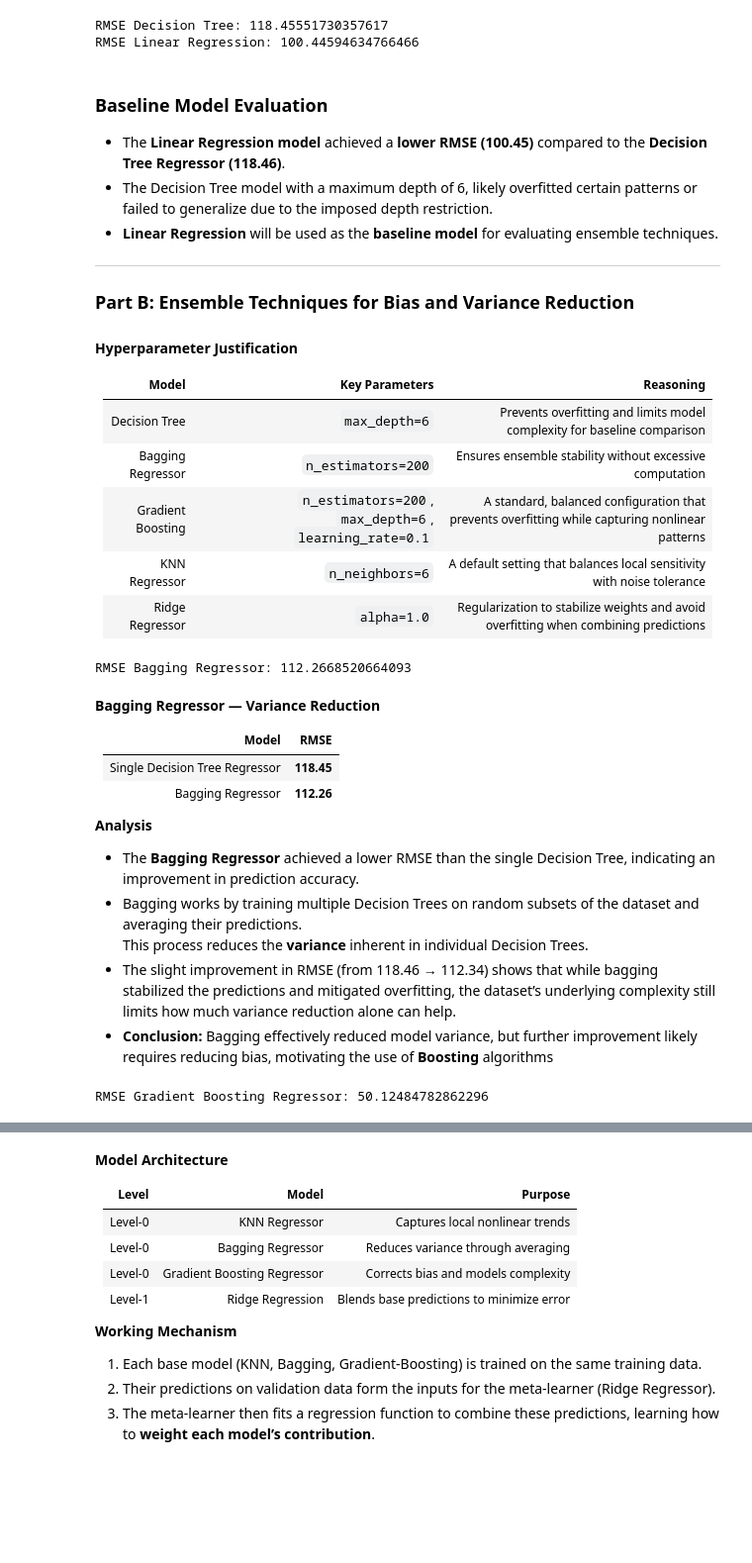
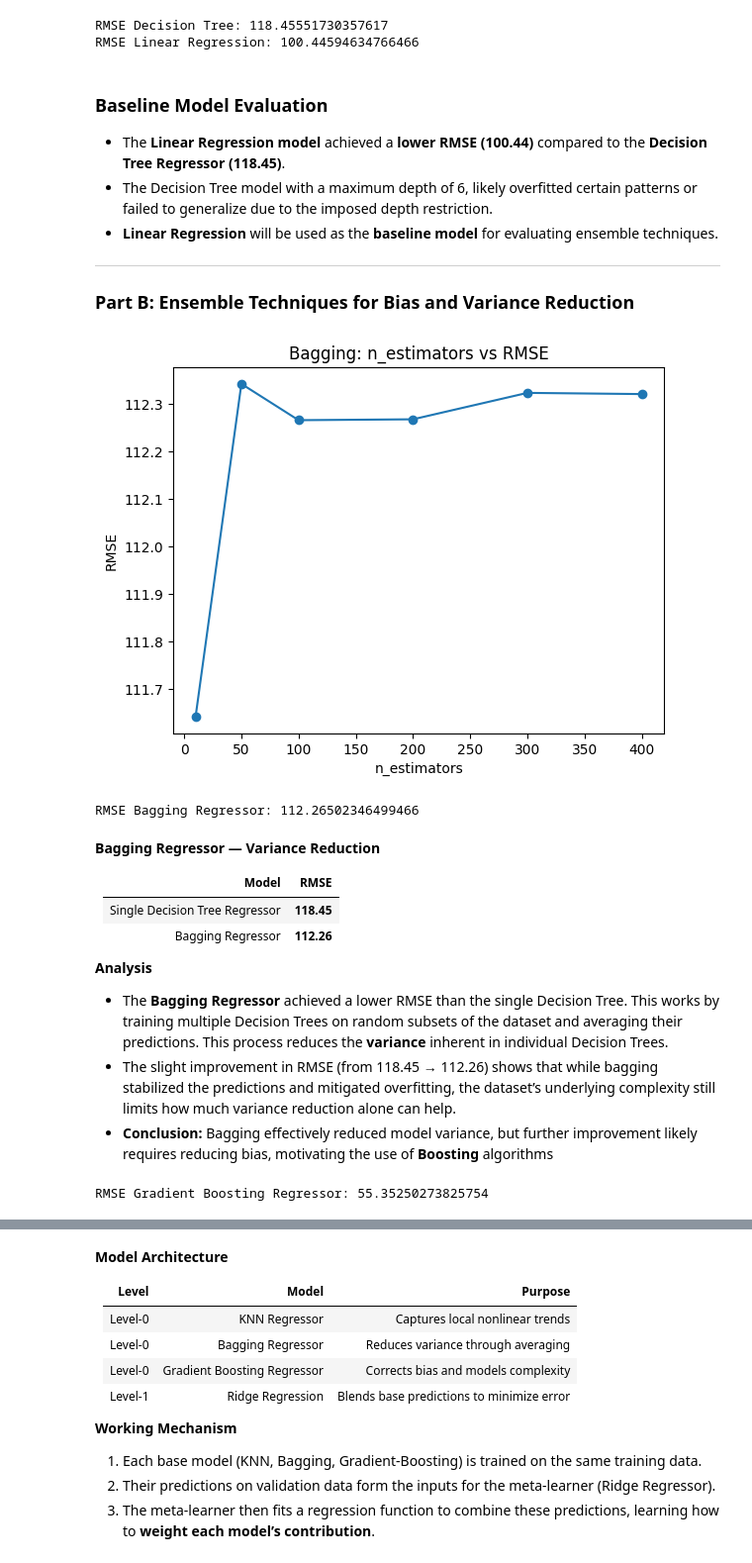
Before and after one commit to Charukhesh/EnsembleLearning, a Jupyter notebook: main.ipynb, the cells around one changed output, grey strips where cells are left out. Shown at 99% size. Cells and saved outputs as stored; diff of their text form; code cells hidden in the pictures; blank space fills up the shorter version.

```diff
--- a/main.ipynb
+++ b/main.ipynb
@@ -76,8 +74,8 @@ y = data['cnt'] # Target variable
 X_train, X_test, y_train, y_test = train_test_split(X, y, test_size=0.2, random_state=42)
 # %%
 # Pre-processor for converting categorical variables to One-Hot encoding
-preprocessor = ColumnTransformer(transformers=[('cat', OneHotEncoder(drop='first'),
-                                                 categorical_cols)], remainder='passthrough')
+preprocessor = ColumnTransformer(transformers=[('num', StandardScaler(), numerical_cols),
+                                                ('cat', OneHotEncoder(drop='first'), categorical_cols)])
 
 # Decision Tree Regressor
 dt_pipeline = Pipeline([('preprocess', preprocessor), ('model', DecisionTreeRegressor(max_depth=6, random_state=42))])
@@ -99,29 +97,43 @@ RMSE Decision Tree: 118.45551730357617
 RMSE Linear Regression: 100.44594634766466
 # %% [markdown]
 ### Baseline Model Evaluation
-- The **Linear Regression model** achieved a **lower RMSE (100.45)** compared to the **Decision Tree Regressor (118.46)**.
+- The **Linear Regression model** achieved a **lower RMSE (100.44)** compared to the **Decision Tree Regressor (118.45)**.
 - The Decision Tree model with a maximum depth of 6, likely overfitted certain patterns or failed to generalize due to the imposed depth restriction.
 - **Linear Regression** will be used as the **baseline model** for evaluating ensemble techniques.
 
 ---
 ### **Part B: Ensemble Techniques for Bias and Variance Reduction**
-
-#### Hyperparameter Justification
-
-| Model | Key Parameters | Reasoning |
-|--------|----------------|------------|
-| Decision Tree | `max_depth=6` | Prevents overfitting and limits model complexity for baseline comparison |
-| Bagging Regressor | `n_estimators=200` | Ensures ensemble stability without excessive computation |
-| Gradient Boosting | `n_estimators=200`, `max_depth=6`, `learning_rate=0.1` | A standard, balanced configuration that prevents overfitting while capturing nonlinear patterns |
-| KNN Regressor | `n_neighbors=6` | A default setting that balances local sensitivity with noise tolerance |
-| Ridge Regressor | `alpha=1.0` | Regularization to stabilize weights and avoid overfitting when combining predictions |
+# %%
+n_list = [10, 50, 100, 200, 300, 400]
+oob_errors = []
+test_rmse = []
+
+# Out of Distribution Error
+for n in n_list:
+    bag = Pipeline([
+        ('preprocess', preprocessor),
+        ('model', BaggingRegressor(estimator=DecisionTreeRegressor(max_depth=6, random_state=42),
+                                   n_estimators=n, oob_score=True, bootstrap=True, n_jobs=-1, random_state=42))
+    ])
+    bag.fit(X_train, y_train)
+    oob_score = bag.named_steps['model'].oob_score_
+    y_test_pred = bag.predict(X_test)
+    test_rmse.append(root_mean_squared_error(y_test, y_test_pred))
+    oob_errors.append(1 - oob_score)
+
+plt.plot(n_list, test_rmse, marker='o')
+plt.xlabel('n_estimators')
+plt.ylabel('RMSE')
+plt.title('Bagging: n_estimators vs RMSE')
+plt.show()
+# %% [output]
+[figure, added]
 # %%
 # Bagging Regressor (Variance Reduction)
 bagging_model = Pipeline([('preprocess', preprocessor),
     ('model', BaggingRegressor(
         estimator=DecisionTreeRegressor(max_depth=6, random_state=42),
-        # Let's standardize 200 estimators to have a valid comparison for Bagging and Boosting Regressors
-        n_estimators=200,
+        n_estimators=100, # Based on OOB test RMSE analysis
         random_state=42,
         n_jobs=-1 # Use all available CPU cores to parallelize
     ))
@@ -132,7 +144,7 @@ y_pred_bagging = bagging_model.predict(X_test)
 rmse_bagging = root_mean_squared_error(y_test, y_pred_bagging)
 print(f"RMSE Bagging Regressor: {rmse_bagging}")
 # %% [output]
-RMSE Bagging Regressor: 112.2668520664093
+RMSE Bagging Regressor: 112.26502346499466
 # %% [markdown]
 **Bagging Regressor — Variance Reduction**
 
@@ -143,18 +155,16 @@ RMSE Bagging Regressor: 112.2668520664093
 
 **Analysis**
 
-- The **Bagging Regressor** achieved a lower RMSE than the single Decision Tree, indicating an improvement in prediction accuracy.
-- Bagging works by training multiple Decision Trees on random subsets of the dataset and averaging their predictions.
-  This process reduces the **variance** inherent in individual Decision Trees.
-- The slight improvement in RMSE (from 118.46 → 112.34) shows that while bagging stabilized the predictions and mitigated overfitting, the dataset’s underlying complexity still limits how much variance reduction alone can help.
+- The **Bagging Regressor** achieved a lower RMSE than the single Decision Tree. This works by training multiple Decision Trees on random subsets of the dataset and averaging their predictions. This process reduces the **variance** inherent in individual Decision Trees.
+- The slight improvement in RMSE (from 118.45 → 112.26) shows that while bagging stabilized the predictions and mitigated overfitting, the dataset’s underlying complexity still limits how much variance reduction alone can help.
 - **Conclusion:** Bagging effectively reduced model variance, but further improvement likely requires reducing bias, motivating the use of **Boosting** algorithms
 # %%
 # Gradient Boosting Regressor (Bias Reduction)
 boosting_model = Pipeline([
     ('preprocess', preprocessor),
     ('model', GradientBoostingRegressor(
-        n_estimators=200,  # Same number of estimators as Bagging Regressor
-        learning_rate=0.1, # Decreasing learning rate to 0.01 gave worse performance
+        n_estimators=100,  # Keeping the same number of estimators for valid comparison
+        learning_rate=0.1, # Small enough learning rate to converge
         max_depth=6,
         random_state=42
     ))
@@ -165,7 +175,7 @@ y_pred_boosting = boosting_model.predict(X_test)
 rmse_boosting = root_mean_squared_error(y_test, y_pred_boosting)
 print(f"RMSE Gradient Boosting Regressor: {rmse_boosting}")
 # %% [output]
-RMSE Gradient Boosting Regressor: 50.12484782862296
+RMSE Gradient Boosting Regressor: 55.35250273825754
 # %% [markdown]
 **Bagging Regressor — Variance Reduction**
 
```
Also changed, not shown: parts of 9 cells of this notebook.
